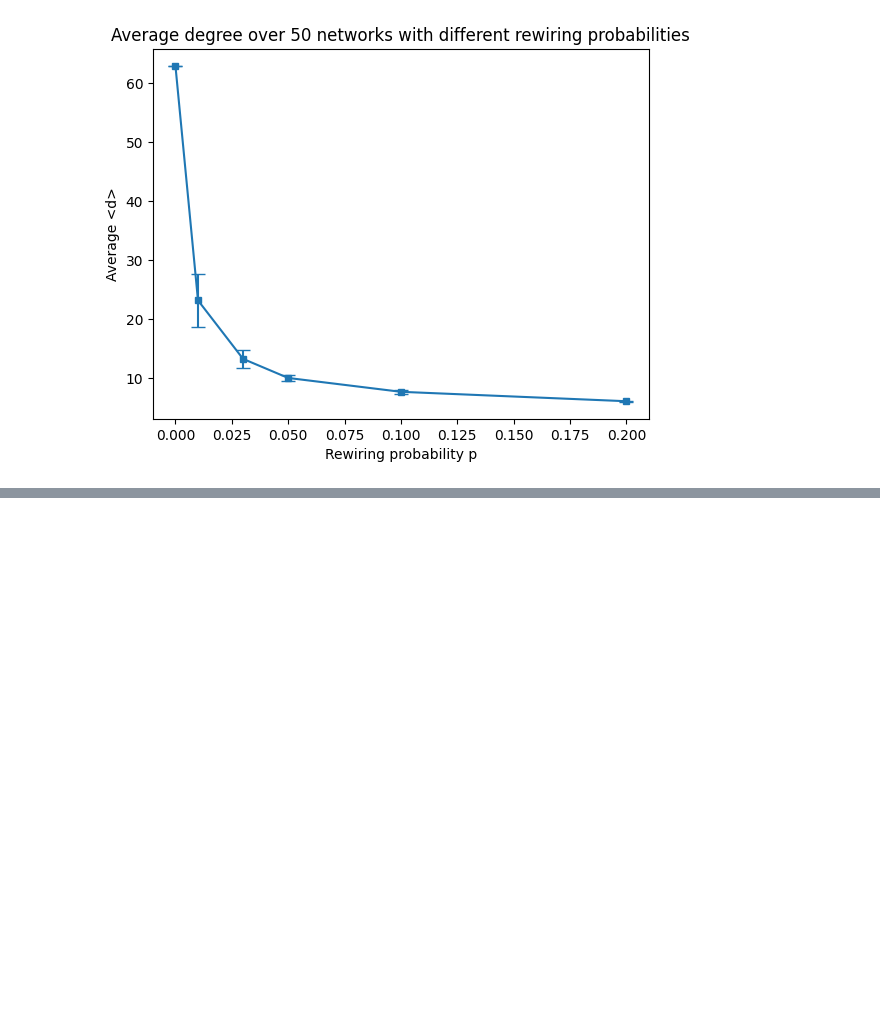
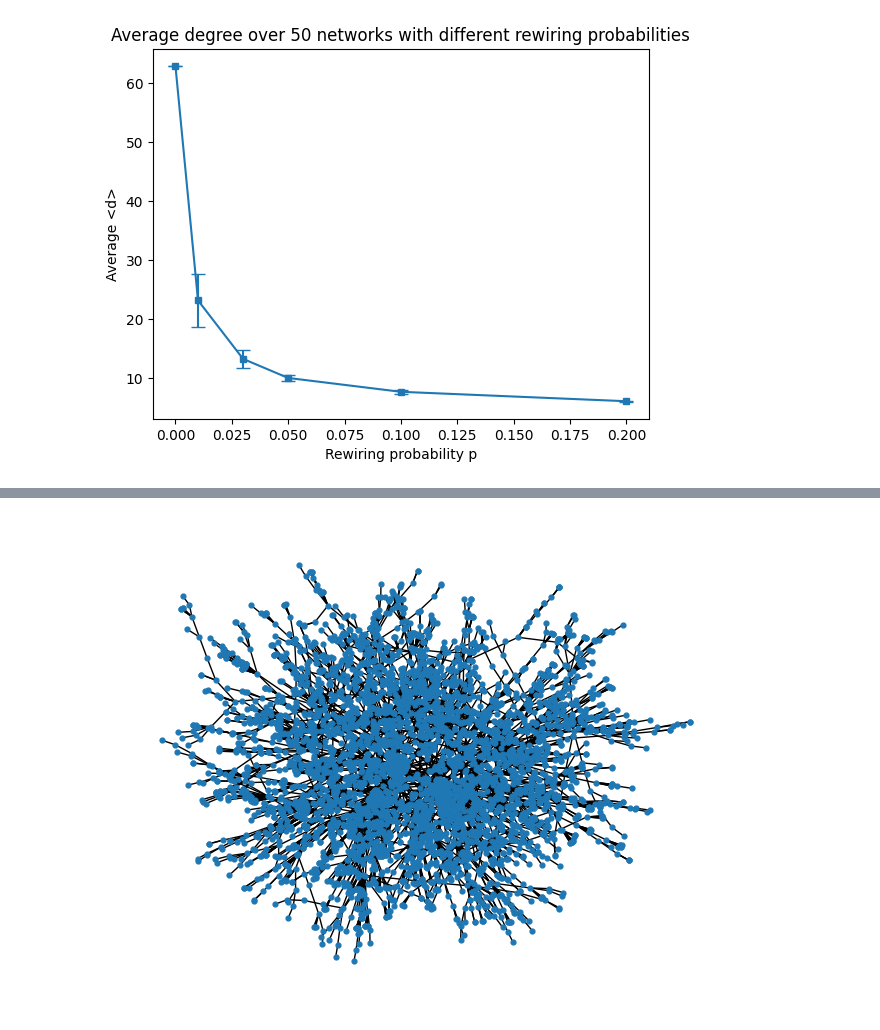
Before and after one commit to isaix/socialgraphs, a Jupyter notebook: Assignment1.ipynb, the cells around one changed output, grey strips where cells are left out. Cells and saved outputs as stored; diff of their text form; code cells hidden in the pictures; blank space fills up the shorter version.

```diff
--- a/Assignment1.ipynb
+++ b/Assignment1.ipynb
@@ -246,0 +251,31 @@ Text(0.5, 0, 'Rewiring probability p')
+# %%
+G = nx.Graph()
+G.add_node(1)
+G.add_node(2)
+G.add_edge(1, 2)
+# %%
+def flatten_edges(G):
+    nodes = []
+    for edge in list(G.edges()):
+        nodes.append(edge[0])
+        nodes.append(edge[1])
+    return(nodes)
+# %%
+#Initialisation
+G = nx.Graph()
+G.add_node(1)
+G.add_node(2)
+G.add_edge(1, 2)
+
+#Adding nodes connecting them in proportion to the degree of existing nodes
+i = 3
+while(G.number_of_nodes() < 5000):
+    nodes = flatten_edges(G)
+    selected = random.choice(nodes)
+    G.add_node(i)
+    G.add_edge(i, selected)
+    i+=1
+# %%
+nx.draw_spring(G,node_size = 12)
+# %% [output]
+[figure, added]
```
Also changed, not shown: parts of 8 cells of this notebook.
